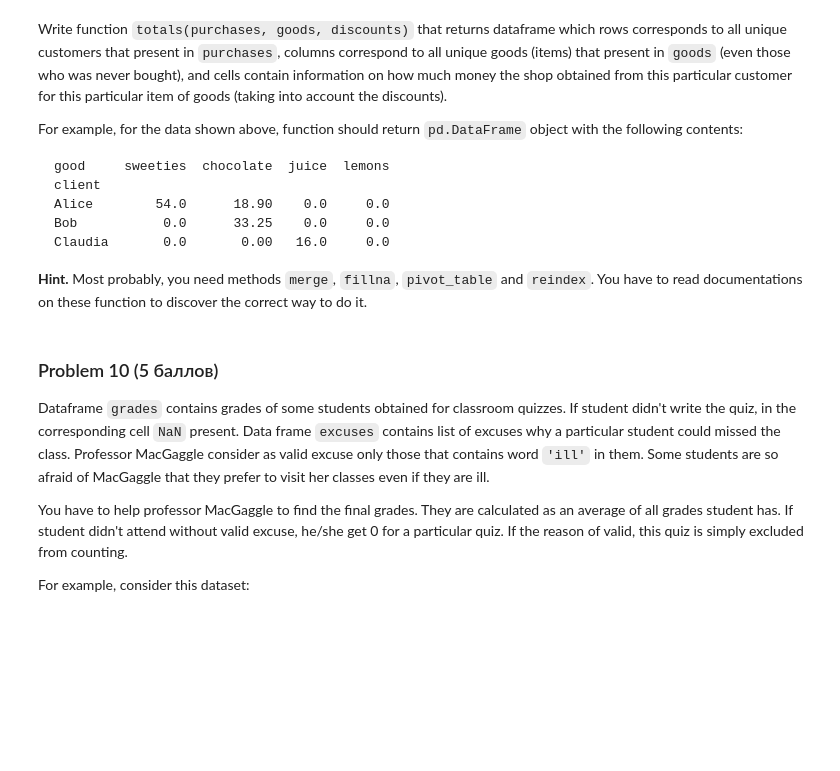
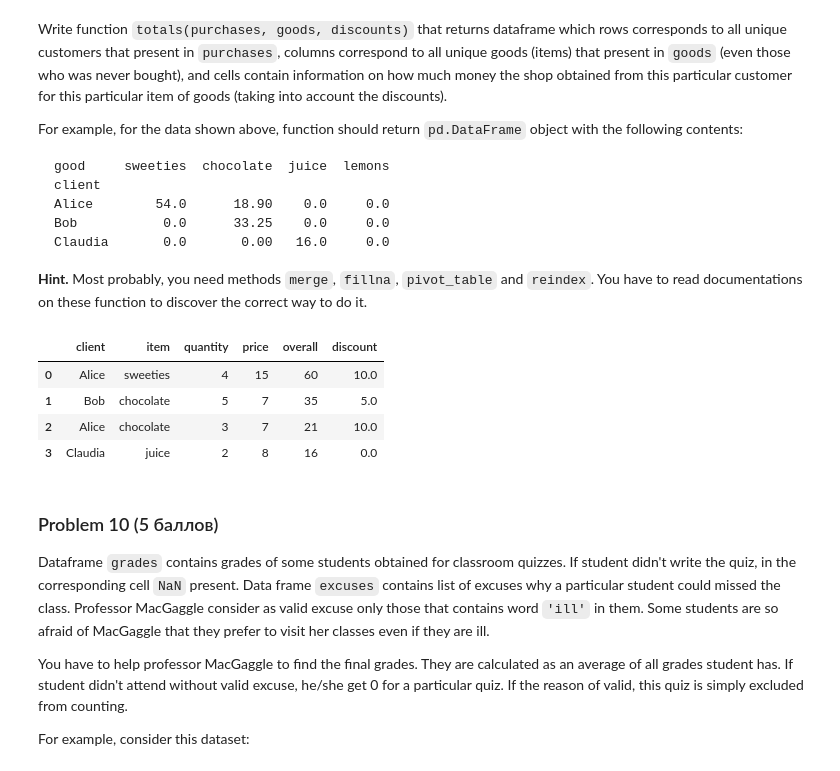
Before and after one commit to Galaxy13/python-scripts, a Jupyter notebook: hse/statistics (mod 3)/lab1/_Advanced pandas.ipynb, the cells around one changed output. Drawn from its saved outputs; the diff is of its cells as text; code cells hidden in the pictures; blank space fills up the shorter version.

```diff
--- a/hse/statistics (mod 3)/lab1/_Advanced pandas.ipynb
+++ b/hse/statistics (mod 3)/lab1/_Advanced pandas.ipynb
@@ -489,8 +506,18 @@ For example, for the data shown above, function should return `pd.DataFrame` obj
 
 **Hint.** Most probably, you need methods `merge`, `fillna`, `pivot_table` and `reindex`. You have to read documentations on these function to discover the correct way to do it.
 # %%
-# YOUR CODE HERE
-raise NotImplementedError()
+def totals(purchases, goods, discounts):
+    pass
+temp = purchases.merge(goods.rename({'good': 'item'}, axis=1), on='item')
+temp['overall'] = (temp['quantity'] * temp['price'])
+temp = temp.merge(discounts, on='client', how='left').fillna(0)
+temp
+# %% [output]
+|  | client | item | quantity | price | overall | discount |
+| 0 | Alice | sweeties | 4 | 15 | 60 | 10.0 |
+| 1 | Bob | chocolate | 5 | 7 | 35 | 5.0 |
+| 2 | Alice | chocolate | 3 | 7 | 21 | 10.0 |
+| 3 | Claudia | juice | 2 | 8 | 16 | 0.0 |
 # %%
 purchases = pd.DataFrame([['Alice', 'sweeties', 4],
                           ['Bob', 'chocolate', 5],
```
Also changed, not shown: parts of 3 cells of this notebook.
